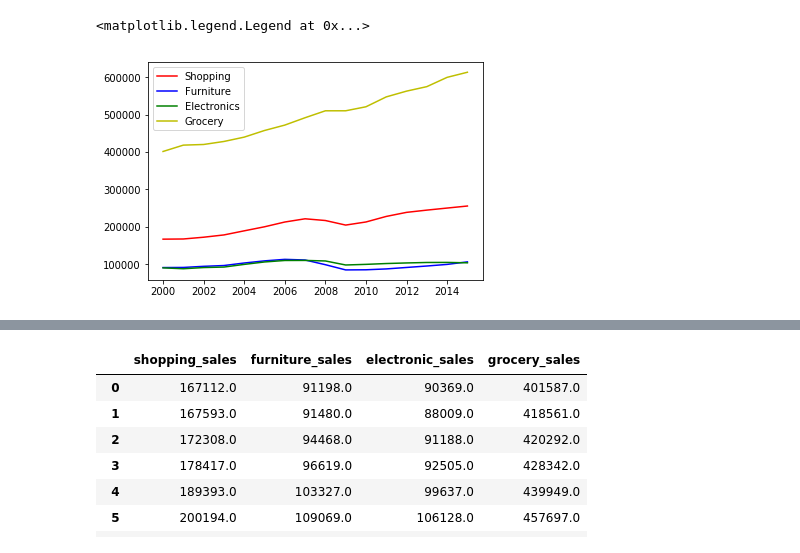
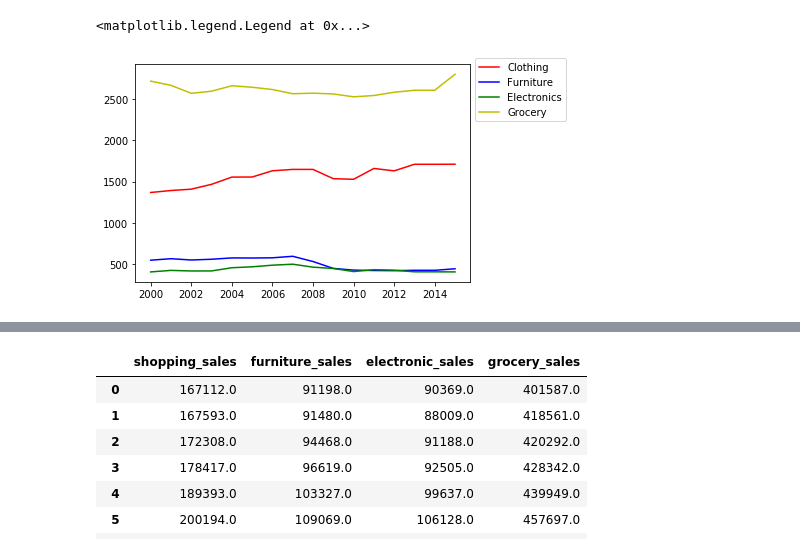
Before and after one commit to christybalaji/Retail_Crisis, a Jupyter notebook: data/plots/sales_plotting.ipynb, the cells around one changed output, grey strips where cells are left out. Cells and saved outputs as stored; diff of their text form; code cells hidden in the pictures.

Commit message:
Sales, employees, establishments plot

```diff
--- a/data/plots/sales_plotting.ipynb
+++ b/data/plots/sales_plotting.ipynb
@@ -8,0 +5,3 @@ sales_df = pd.read_csv(sales_file)
+# %%
+sales_file = "../clean_data/Output/all_salesdata.csv"
+other_file = "../merged_data/merged_all_data.csv"
@@ -15,0 +48,25 @@ grocery = sales_df.grocery_sales
+# %%
+clothing_sales = sales_df.shopping_sales
+furniture_sales = sales_df.furniture_sales
+electronic_sales = sales_df.electronic_sales
+grocery_sales = sales_df.grocery_sales
+
+clothing_emp = employment_df.Clothing
+furniture_emp = employment_df.Furniture
+electronic_emp = employment_df.Electronics
+grocery_emp = employment_df.Grocery
+
+clothing_emp = (clothing_emp / 1000)
+furniture_emp = (furniture_emp / 1000)
+electronic_emp = (electronic_emp / 1000)
+grocery_emp = (grocery_emp / 1000)
+
+clothing_est = establishment_df.Clothing
+furniture_est = establishment_df.Furniture
+electronic_est = establishment_df.Electronics
+grocery_est = establishment_df.Grocery
+
+clothing_est = (clothing_est / 100)
+furniture_est = (furniture_est / 100)
+electronic_est = (electronic_est / 100)
+grocery_est = (grocery_est / 100)
@@ -16,9 +82,9 @@ grocery = sales_df.grocery_sales
 # %%
-plt.plot(x_axis,shopping,color='r',label='Shopping')
-plt.plot(x_axis,furniture,color='b',label='Furniture')
-plt.plot(x_axis,electronic,color='g',label='Electronics')
-plt.plot(x_axis,grocery,color='y',label='Grocery')
-plt.legend(loc="best")
+plt.plot(x_axis,clothing_emp,color='r',label='Clothing')
+plt.plot(x_axis,furniture_emp,color='b',label='Furniture')
+plt.plot(x_axis,electronic_emp,color='g',label='Electronics')
+plt.plot(x_axis,grocery_emp,color='y',label='Grocery')
+plt.legend(loc="best",bbox_to_anchor=(1, 1.05))
 # %% [output]
 <matplotlib.legend.Legend at 0x...>
-[figure, old version]
+[figure, new version]
```
Also changed, not shown: parts of 7 cells of this notebook.
